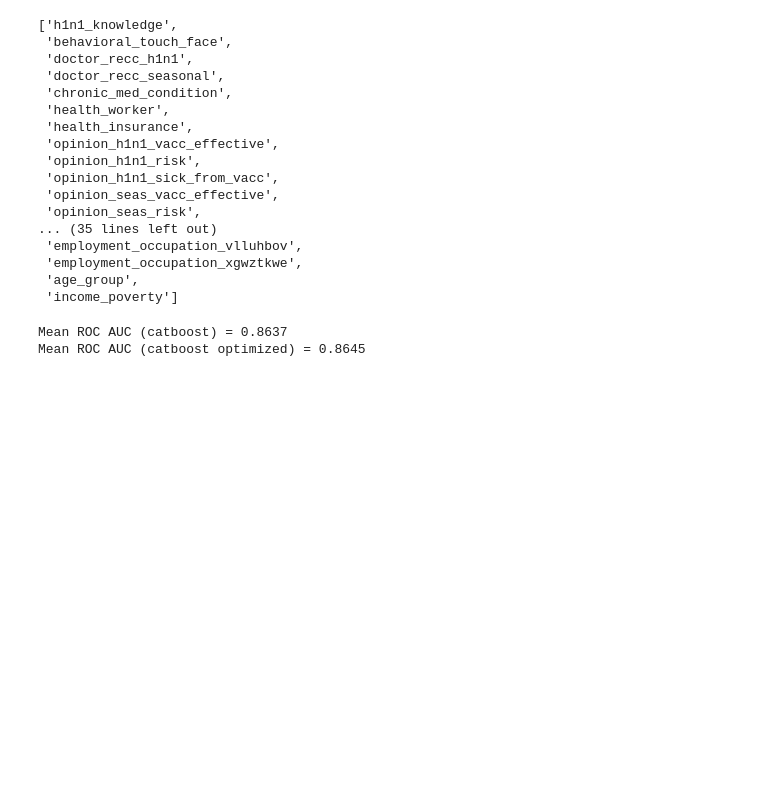
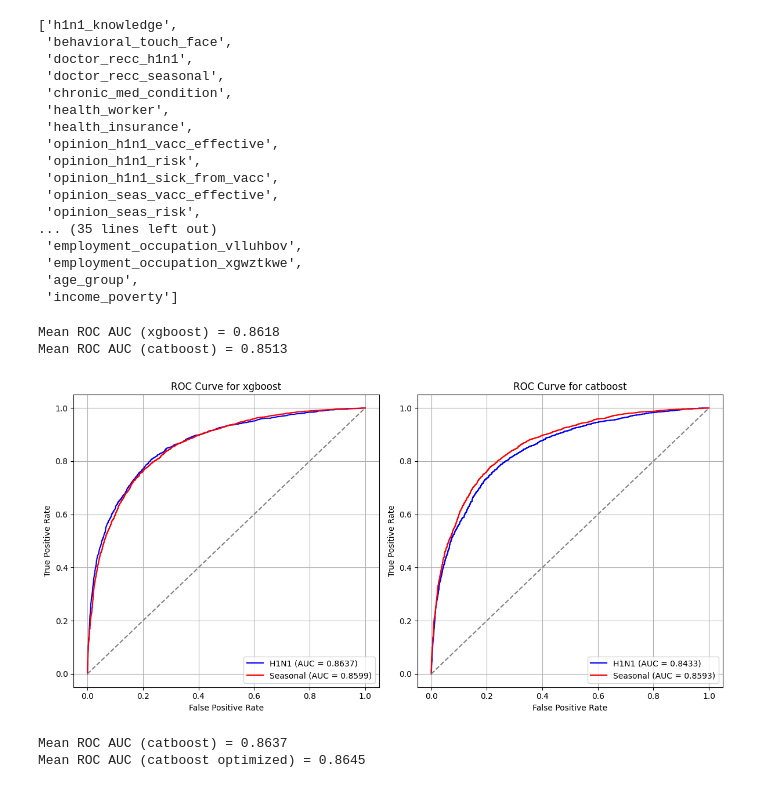
Before and after one commit to Alexander-Ploskin/FluShot, a Jupyter notebook: catboost.ipynb, the cells around one changed output. Drawn from its saved outputs; the diff is of its cells as text; code cells hidden in the pictures; blank space fills up the shorter version.

Commit message:
test on selected columns

```diff
--- a/catboost.ipynb
+++ b/catboost.ipynb
@@ -168,7 +168,8 @@ def train_model(
     use_whole_dataset: bool = False,
     params: Dict = None,
     X_train_changed: pd.DataFrame = None,
-    X_test_changed: pd.DataFrame = None
+    X_test_changed: pd.DataFrame = None,
+    cat_cols_selected: Any = None
 ) -> TrainResult:
     y_train_target = y_train[[target]]
     y_test_target = y_test[[target]]
@@ -178,7 +179,7 @@ def train_model(
         X_train = X_train_xgboost
         X_test = X_test_xgboost
     if model_type == 'catboost':
-        model = get_catboost(params)
+        model = get_catboost(params, cat_cols_selected=cat_cols_selected)
         X_train = X_train_catboost
         X_test = X_test_catboost
 
@@ -194,7 +195,8 @@ def train_model(
         y_test_target = y_train_target
 
     if X_test_changed is not None:
-
+        X_train = X_train_changed
+        X_test = X_test_changed
 
     # Fit the model on the entire training set
     model.fit(X_train, y_train_target)
@@ -224,16 +226,21 @@ def get_xgboost(params: Dict = None):
 
     return xgb.XGBClassifier(**params)
 
-def get_catboost(params: Dict = None):
+def get_catboost(params: Dict = None, cat_cols_selected: Any = None):
     if params is None:
         params = {
             'n_estimators': 1000,
             'max_depth': 5
         }
 
+    if cat_cols_selected is not None:
+        cat_features = cat_cols_selected
+    else:
+        cat_features = cat_cols
+
     return CatBoostClassifier(
         logging_level='Silent',
-        cat_features=cat_cols,
+        cat_features=cat_features,
         # task_type='GPU',
         # devices="'1'",
         **params
@@ -539,6 +562,38 @@ train_xgboost_h1n1_selected = X_train_xgboost[selected_columns_xgboost_h1n1]
 test_xgboost_h1n1_selected = X_test_xgboost[selected_columns_xgboost_h1n1]
 train_xgboost_seasonal_selected = X_train_xgboost[selected_columns_xgboost_seasonal]
 test_xgboost_seasonal_selected = X_test_xgboost[selected_columns_xgboost_seasonal]
+# %%
+fig, axes = plt.subplots(1, 2, figsize=(12, 6))
+
+models_xgboost = process_model(
+    'xgboost',
+    axes[0],
+    X_train_changed_h1n1=train_xgboost_h1n1_selected,
+    X_test_changed_h1n1=test_xgboost_h1n1_selected,
+    X_train_changed_seasonal=train_xgboost_seasonal_selected,
+    X_test_changed_seasonal=test_xgboost_seasonal_selected
+)
+
+cat_cols_selected_h1n1 = [col for col in cat_cols if col in selected_columns_catboost_h1n1]
+cat_cols_selected_seasonal = [col for col in cat_cols if col in selected_columns_catboost_seasonal]
+
+models_catboost = process_model(
+    'catboost',
+    axes[1],
+    X_train_changed_h1n1=train_catboost_h1n1_selected,
+    X_test_changed_h1n1=test_catboost_h1n1_selected,
+    X_train_changed_seasonal=train_catboost_seasonal_selected,
+    X_test_changed_seasonal=test_catboost_seasonal_selected,
+    cat_cols_selected_h1n1=cat_cols_selected_h1n1,
+    cat_cols_selected_seasonal=cat_cols_selected_seasonal
+)
+
+plt.tight_layout()
+plt.show()
+# %% [output]
+Mean ROC AUC (xgboost) = 0.8618
+Mean ROC AUC (catboost) = 0.8513
+[figure, added]
 # %%
 import optuna
 from catboost import Pool, cv
```
Also changed, not shown: parts of 2 cells of this notebook.
